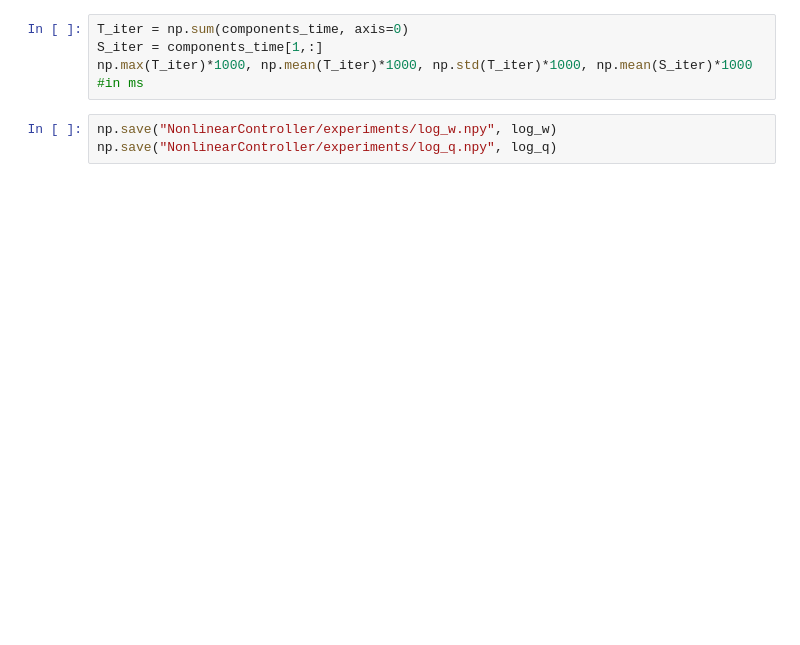
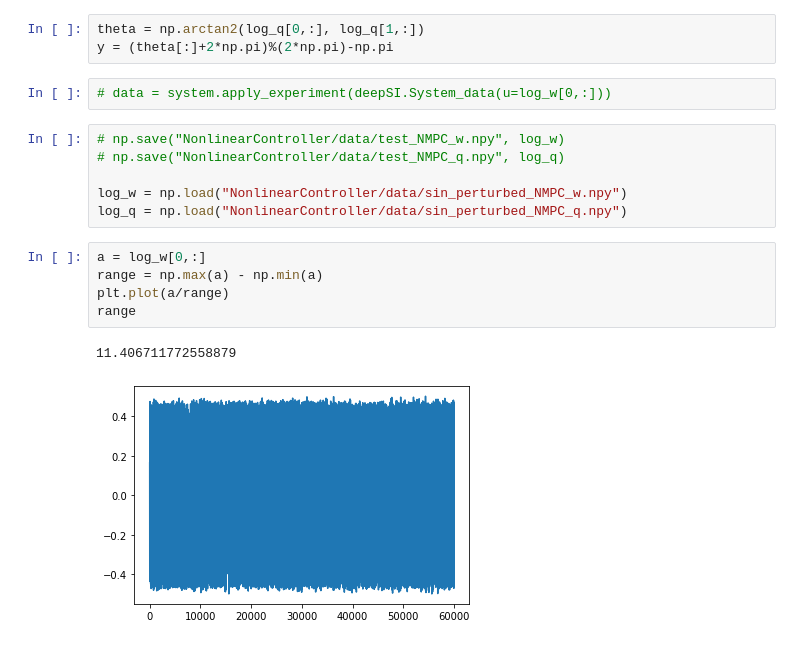
Before and after one commit to Mixxxxx358/NonlinearController, a Jupyter notebook: physical_nmpc_test.ipynb, the cells around one changed output. Drawn from its saved outputs; the diff is of its cells as text; blank space fills up the shorter version.

```diff
--- a/physical_nmpc_test.ipynb
+++ b/physical_nmpc_test.ipynb
@@ -257,7 +234,19 @@ reference.shape
-# %%
-T_iter = np.sum(components_time, axis=0)
-S_iter = components_time[1,:]
-np.max(T_iter)*1000, np.mean(T_iter)*1000, np.std(T_iter)*1000, np.mean(S_iter)*1000 #in ms
-# %%
-np.save("NonlinearController/experiments/log_w.npy", log_w)
-np.save("NonlinearController/experiments/log_q.npy", log_q)
+# %%
+theta = np.arctan2(log_q[0,:], log_q[1,:])
+y = (theta[:]+2*np.pi)%(2*np.pi)-np.pi
+# %%
+# data = system.apply_experiment(deepSI.System_data(u=log_w[0,:]))
+# %%
+# np.save("NonlinearController/data/test_NMPC_w.npy", log_w)
+# np.save("NonlinearController/data/test_NMPC_q.npy", log_q)
+
+log_w = np.load("NonlinearController/data/sin_perturbed_NMPC_w.npy")
+log_q = np.load("NonlinearController/data/sin_perturbed_NMPC_q.npy")
+# %%
+a = log_w[0,:]
+range = np.max(a) - np.min(a)
+plt.plot(a/range)
+range
+# %% [output]
+11.406711772558879
+[figure, added]
```
Also changed, not shown: parts of 13 cells of this notebook.
